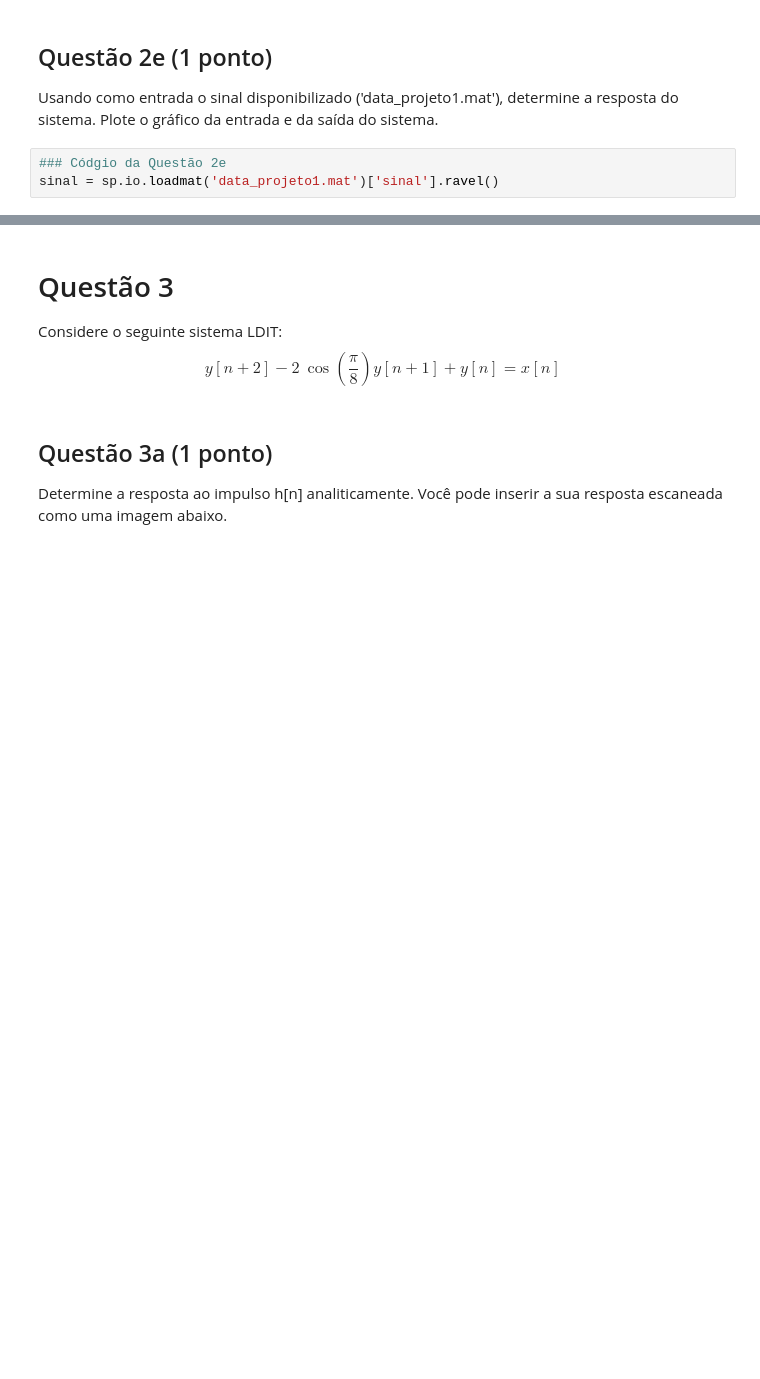
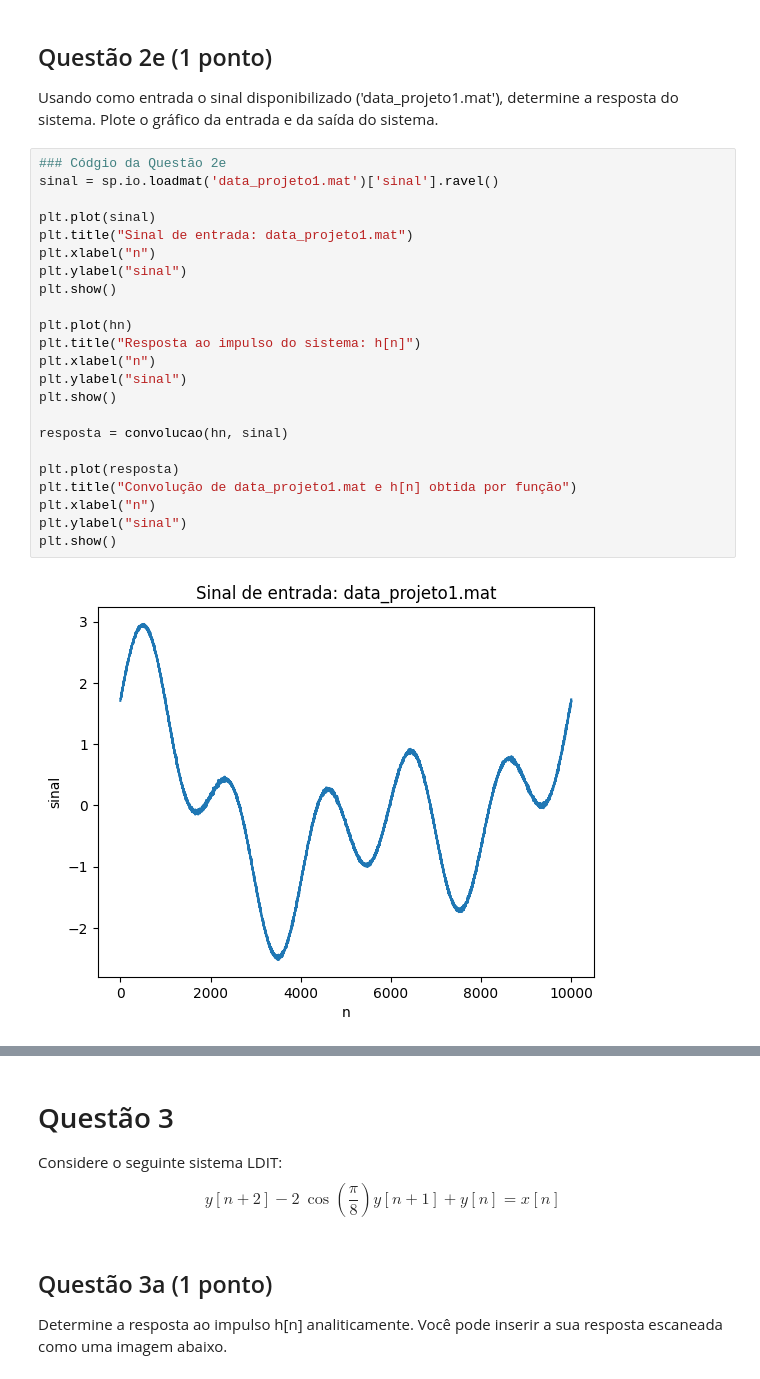
Before and after one commit to leopcortes/unb, a Jupyter notebook: sstd/Projeto1/200030582-projeto1.ipynb, the cells around one changed output, grey strips where cells are left out. Saved outputs shown, nothing was run; the diff lists cells and outputs as text; blank space fills up the shorter version.

```diff
--- a/sstd/Projeto1/200030582-projeto1.ipynb
+++ b/sstd/Projeto1/200030582-projeto1.ipynb
@@ -319,6 +319,28 @@ print(f"Erro médio quadradico: {erro(sinal_conv, resp_an)}")
 ## Questão 2e (1 ponto)
 
 Usando como entrada o sinal disponibilizado ('data_projeto1.mat'), determine a resposta do sistema. Plote o gráfico da entrada e da saída do sistema.
-# %%
-### Códgio da Questão 2e
-sinal = sp.io.loadmat('data_projeto1.mat')['sinal'].ravel()
+# %%
+### Códgio da Questão 2e
+sinal = sp.io.loadmat('data_projeto1.mat')['sinal'].ravel()
+
+plt.plot(sinal)
+plt.title("Sinal de entrada: data_projeto1.mat")
+plt.xlabel("n")
+plt.ylabel("sinal")
+plt.show()
+
+plt.plot(hn)
+plt.title("Resposta ao impulso do sistema: h[n]")
+plt.xlabel("n")
+plt.ylabel("sinal")
+plt.show()
+
+resposta = convolucao(hn, sinal)
+
+plt.plot(resposta)
+plt.title("Convolução de data_projeto1.mat e h[n] obtida por função")
+plt.xlabel("n")
+plt.ylabel("sinal")
+plt.show()
+# %% [output]
+[figure, added]
```
Also changed, not shown: parts of 8 cells of this notebook.
